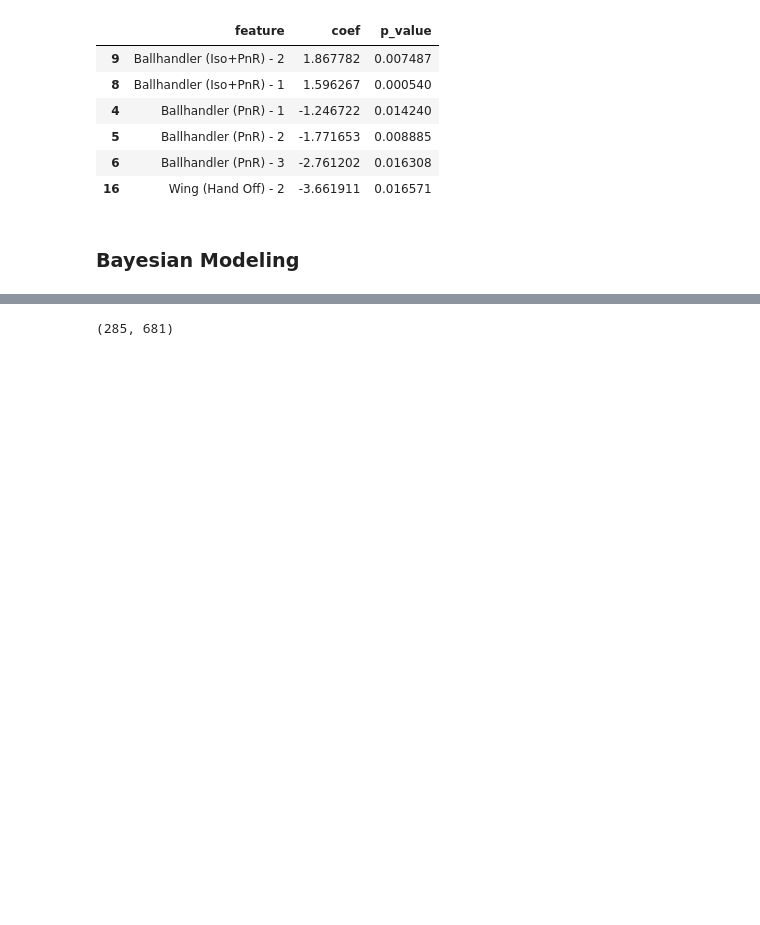
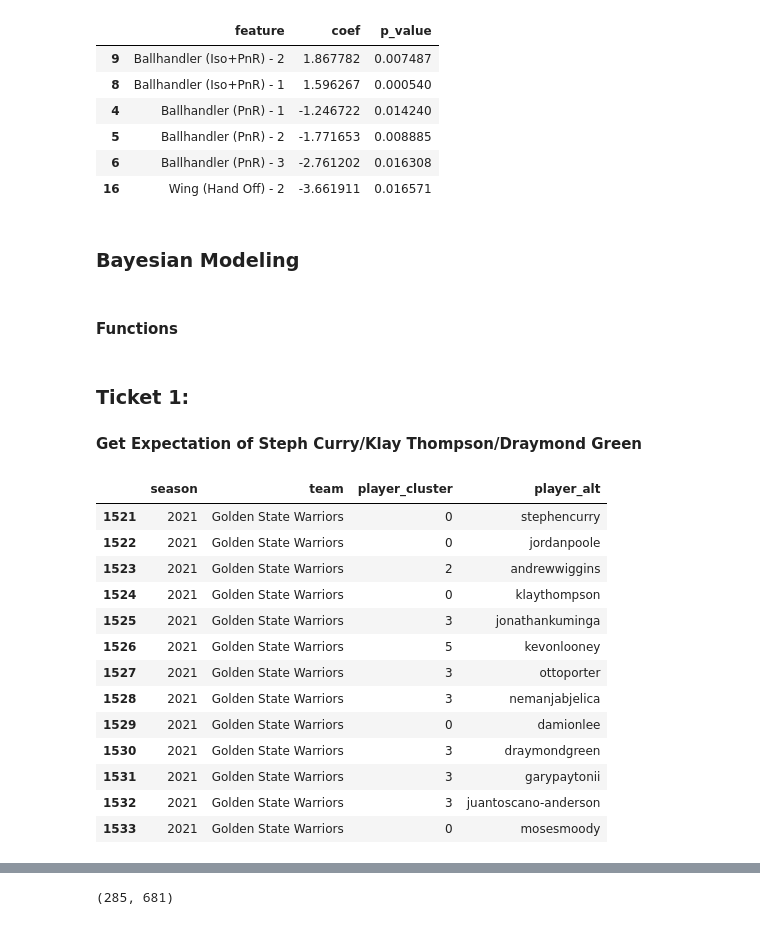
Before and after one commit to xulianrenzoku/synergy_clustering, a Jupyter notebook: nba_clustering_lineup_models.ipynb, the cells around one changed output, grey strips where cells are left out. Cells and saved outputs as stored; diff of their text form; code cells hidden in the pictures; blank space fills up the shorter version.

```diff
--- a/nba_clustering_lineup_models.ipynb
+++ b/nba_clustering_lineup_models.ipynb
@@ -684,3 +684,5 @@ coef_df[coef_df['p_value'] < 0.05].sort_values('coef', ascending=False)
 | 16 | Wing (Hand Off) - 2 | -3.661911 | 0.016571 |
 # %% [markdown]
 ### Bayesian Modeling
+# %% [markdown]
+#### Functions
@@ -716,3 +727,23 @@ def compare_lineup_efficiency(lineups_A, lineups_B):
         trace = pm.sample(20000, step=step)
 
     return trace, avg_diff_A, avg_diff_B
+# %% [markdown]
+### Ticket 1:
+#### Get Expectation of Steph Curry/Klay Thompson/Draymond Green
+# %%
+team_cluster_lookup(2021, 'Golden State Warriors')
+# %% [output]
+|  | season | team | player_cluster | player_alt |
+| 1521 | 2021 | Golden State Warriors | 0 | stephencurry |
+| 1522 | 2021 | Golden State Warriors | 0 | jordanpoole |
+| 1523 | 2021 | Golden State Warriors | 2 | andrewwiggins |
+| 1524 | 2021 | Golden State Warriors | 0 | klaythompson |
+| 1525 | 2021 | Golden State Warriors | 3 | jonathankuminga |
+| 1526 | 2021 | Golden State Warriors | 5 | kevonlooney |
+| 1527 | 2021 | Golden State Warriors | 3 | ottoporter |
+| 1528 | 2021 | Golden State Warriors | 3 | nemanjabjelica |
+| 1529 | 2021 | Golden State Warriors | 0 | damionlee |
+| 1530 | 2021 | Golden State Warriors | 3 | draymondgreen |
+| 1531 | 2021 | Golden State Warriors | 3 | garypaytonii |
+| 1532 | 2021 | Golden State Warriors | 3 | juantoscano-anderson |
+| 1533 | 2021 | Golden State Warriors | 0 | mosesmoody |
```
Also changed, not shown: parts of 16 cells of this notebook.
